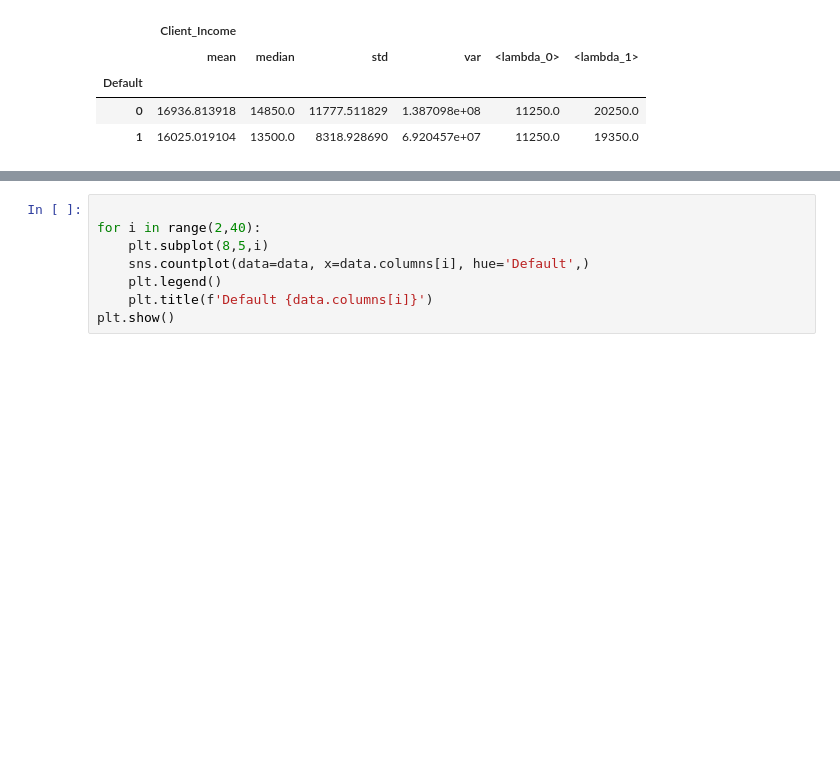
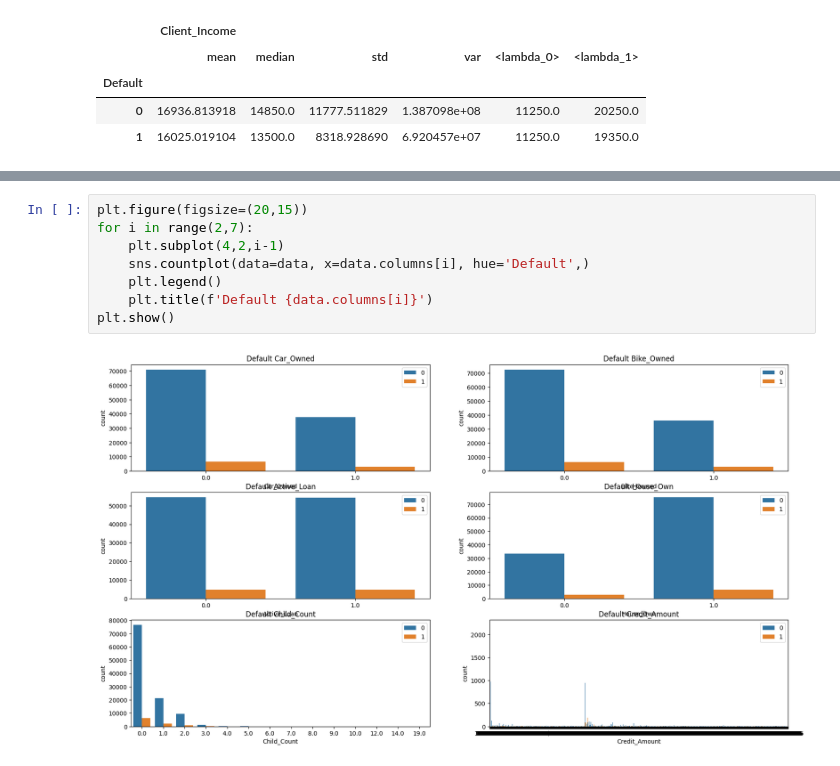
Before and after one commit to kimhyunso/semi_project, a Jupyter notebook: test.ipynb, the cells around one changed output, grey strips where cells are left out. Drawn from its saved outputs; the diff is of its cells as text; blank space fills up the shorter version.

Commit message:
modify graph

```diff
--- a/test.ipynb
+++ b/test.ipynb
@@ -107,9 +103,11 @@ Index(['ID', 'Client_Income', 'Car_Owned', 'Bike_Owned', 'Active_Loan',
       dtype='object')
 # %%
-
-for i in range(2,40):
-    plt.subplot(8,5,i)
+plt.figure(figsize=(20,15))
+for i in range(2,7):
+    plt.subplot(4,2,i-1)
     sns.countplot(data=data, x=data.columns[i], hue='Default',)
     plt.legend()
     plt.title(f'Default {data.columns[i]}')
 plt.show()
+# %% [output]
+[figure, added]
```
Also changed, not shown: parts of 3 cells of this notebook.
